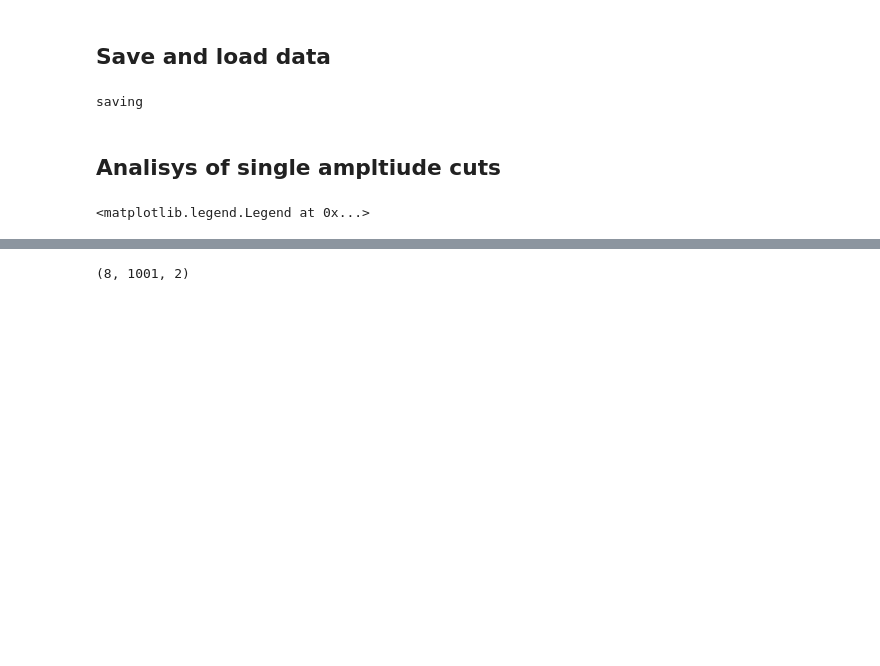
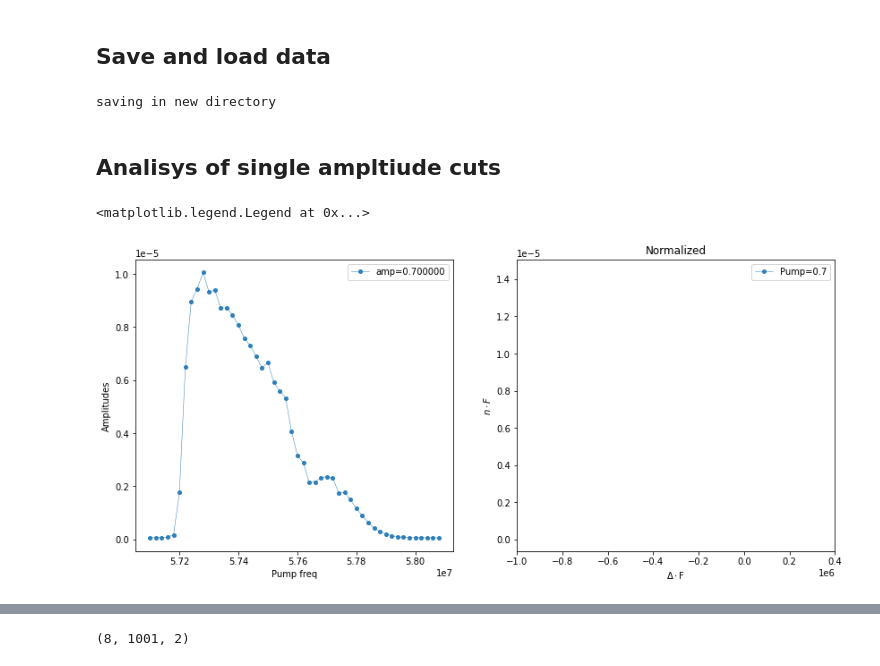
Before and after one commit to BeaulieuGuillaume/DPT_SQUID, a Jupyter notebook: Spectrum_map_Analyzer/Spectrum_map.ipynb, the cells around one changed output, grey strips where cells are left out. Saved outputs shown, nothing was run; the diff lists cells and outputs as text; code cells hidden in the pictures; blank space fills up the shorter version.

```diff
--- a/Spectrum_map_Analyzer/Spectrum_map.ipynb
+++ b/Spectrum_map_Analyzer/Spectrum_map.ipynb
@@ -183,8 +194,8 @@ qm = qmm.open_qm(config)
 # %%
 # Applies a continious pump for testing
-amp_factor=0.6
+amp_factor=0.5
 
-twoPhoton_len=1000
+twoPhoton_len=500_000
 config,qm=update_two_photon_lenght(twoPhoton_len,config,qmm)
 
 with program() as TwoPhoton:
@@ -340,7 +355,7 @@ Section to set the QM parameters for all the sucessive measurements
 # %% [markdown]
 ![image.png](attachment:2c5e83d2-27ad-4a40-839d-7a873efa2ba0.png)
 # %%
-twoPhoton_len= 2_000_000_000 #600_000_000   #600_000_000 #Lenght of the pulse
+twoPhoton_len=600_000_000   #2_000_000_000 #600_000_000   #600_000_000 #Lenght of the pulse
 config,qm=update_two_photon_lenght(twoPhoton_len,config,qmm)
 delay=50_000_000  #5_000_000 #delay time before sending the trigger once the pulse has been sent
 config,qm=update_delay(delay,config,qmm)
@@ -716,9 +731,9 @@ an.plot2D(Pump_freq/1e9,amplitudes,integrate,labels=["Pump Frequency [GHz]","Amp
 
 This allows the measurement of a single amplitude cut, n times to get an average
 # %%
-span=0.8 * u.MHz # Span of the pumping
+span=1 * u.MHz # Span of the pumping
 df = 0.02 * u.MHz # Step of the pumping 0.01
-IF_center=196.5e6   #0.1296e9
+IF_center=57.6e6   #0.1296e9
 freqs = np.arange(IF_center-span/2, IF_center+span/2, df) #sets of frequencies
 print(freqs)
 # %% [output]
@@ -735,10 +751,10 @@ save_trace=False
 cooldown_date=Cooldown_Date #top folder
 device="Spectrum_av" #second folder
 name="Amplitude_cut" # third folder
-meastype="filename" #Final file name
+meastype="Multiple_amp_2000ms" #Final file name
 
 #Amplitude for the sweep
-amplitudes = [0.6]
+amplitudes = [0.7]
 
 
 
@@ -746,7 +762,7 @@ amplitudes = [0.6]
 # amplitudes=np.geomspace(a_min, a_max, 10, endpoint = True)f
 
 #Number of average
-n_avg = 10
+n_avg = 40
 
 #Expected time
 NumberPoints=freqs.shape[0]*len(amplitudes)
@@ -863,14 +882,14 @@ Wall time: 16min 17s
 ## Save and load data
 # %%
 #Save datadict
-cooldown_date="2023_04_14" #top folder
+cooldown_date=Cooldown_Date #top folder
 device="Spectrum" #second folder
 name="Amplitude_cut" # third folder
-meastype="Initial_multi_amp_trace" #Final file name
+meastype="pi4_single_0p7_amp_600ms" #Final file name
 
-an.save_with_numpy(datadict, meastype, name, device, cooldown_date, filepath=r"\\sb1files\HQC\Users\beaulieu\Data\Run01\104\\")
+an.save_with_numpy(datadict, meastype, name, device, cooldown_date, filepath=Saving_Path)
 # %% [output]
-saving
+saving in new directory
 # %%
 #Loading the data
 
@@ -897,27 +916,28 @@ integrate=an.average_trace_numpy(Data,amplitudes,Pump_freq,Analyzer_freq)
 # %%
 #Plotting the amplitude cuts and the renormalized data
 
 fig, axs = plt.subplots( ncols=2, figsize=(14,6))
 ax=axs[0]
 
 for i in range(len(amplitudes)):
      ax.plot(freqs,integrate[i,:],'.-',label=f'amp={amplitudes[i]:1f}', alpha=.9, lw=.5, ms=8)
 ax.set_xlabel("Pump freq")
 ax.set_ylabel("Amplitudes")
 ax.legend()
 
 ax=axs[1]
 Gi=1
-center_freq=4.35807e9*2
+center_freq=4.34980e9*2
 
 for i in range(len(amplitudes)):
     Gx=amplitudes[i]
     ax.plot((Pump_freq-center_freq)*Gi/Gx,integrate[i,:]*Gi/Gx, '.-',  label=f'Pump={amplitudes[i]:.1f}', alpha=.9, lw=.5, ms=8)
 
 ax.set_title("Normalized")
 ax.set_xlabel('$\Delta\cdot$F')
 ax.set_ylabel('$n\cdot F$')
 ax.set_xlim((-10e5,4e5))
 ax.legend()
 # %% [output]
 <matplotlib.legend.Legend at 0x...>
+[figure, added]
```
Also changed, not shown: parts of 17 cells of this notebook, 10 other files.
